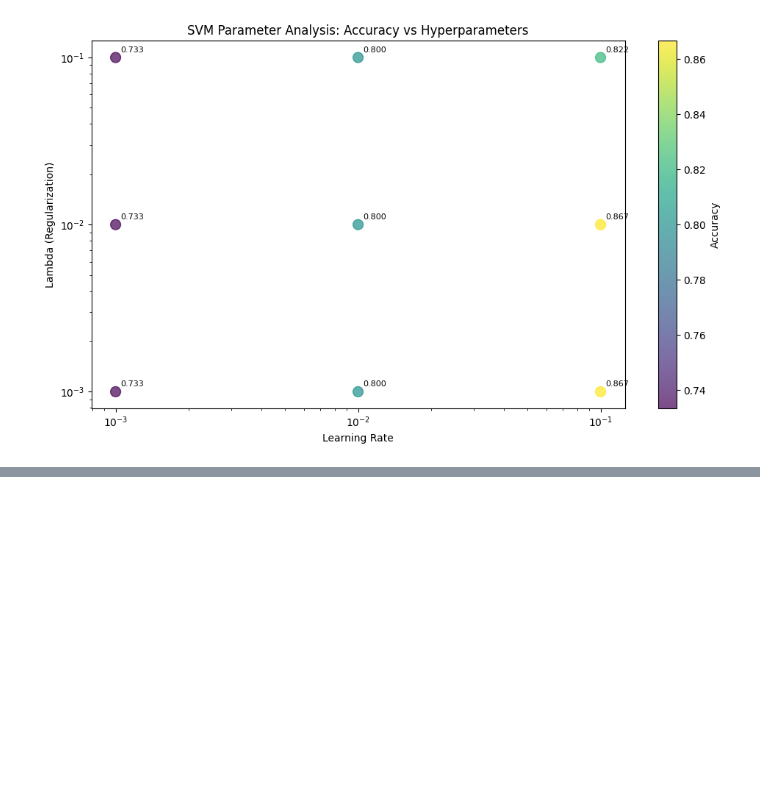
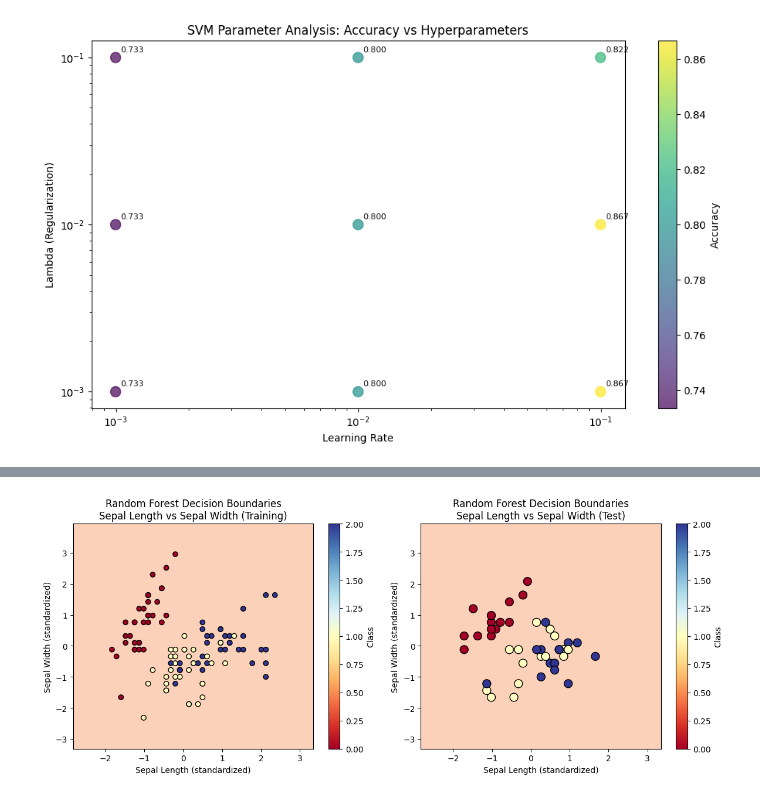
Before and after one commit to LukasKuhz/551git, a Jupyter notebook: A1.ipynb, the cells around one changed output, grey strips where cells are left out. Drawn from its saved outputs; the diff is of its cells as text; code cells hidden in the pictures; blank space fills up the shorter version.

```diff
--- a/A1.ipynb
+++ b/A1.ipynb
@@ -545,0 +985,91 @@ boundaries in sepal features is because:
+# %%
+# Decision Boundary Visualization for RandomForestClassifier
+print("=" * 60)
+print("RANDOM FOREST DECISION BOUNDARY VISUALIZATION")
+print("=" * 60)
+
+# Display model parameters
+print("\n" + "=" * 60)
+print("MODEL PARAMETERS AND PERFORMANCE")
+print("=" * 60)
+print(f"\nModel Type: Random Forest Classifier (sklearn)")
+print(f"\nHyperparameters:")
+print(f"  • Number of Trees (n_estimators): {best_rf_params[0]}")
+print(f"  • Max Depth: {best_rf_params[1]}")
+print(f"  • Random State: 42")
+print(f"\nDataset:")
+print(f"  • Training Samples: {X_train_s.shape[0]}")
+print(f"  • Test Samples: {X_test_s.shape[0]}")
+print(f"  • Features: {X_train_s.shape[1]}")
+print(f"  • Classes: 3")
+print(f"\nPerformance:")
+print(f"  • Test Accuracy: {accuracy_rf_best:.4f} ({accuracy_rf_best*100:.2f}%)")
+print(f"  • Correct Predictions: {np.sum(y_pred_rf_best == y_test)}/{len(y_test)}")
+print("=" * 60)
+print("\nGenerating decision boundary visualizations...")
+print("-" * 60)
+
+def plot_rf_decision_boundaries_2d(rf_model, X_train, y_train, X_test, y_test, feature1, feature2, feature_names):
+    """
+    Plot 2D decision boundaries for Random Forest using only 2 features,
+    but use the mean values of other features
+    """
+    # Use mean values for the other two features
+    other_features = [i for i in range(4) if i not in [feature1, feature2]]
+    mean_values = X_train[:, other_features].mean(axis=0)
+
+    # Create a mesh grid
+    h = 0.02  # step size in the mesh
+    x_min, x_max = X_train[:, feature1].min() - 1, X_train[:, feature1].max() + 1
+    y_min, y_max = X_train[:, feature2].min() - 1, X_train[:, feature2].max() + 1
+    xx, yy = np.meshgrid(np.arange(x_min, x_max, h),
+                         np.arange(y_min, y_max, h))
+
+    # Create full 4D feature matrix for prediction
+    Z_input = np.zeros((xx.ravel().shape[0], 4))
+    Z_input[:, feature1] = xx.ravel()
+    Z_input[:, feature2] = yy.ravel()
+    Z_input[:, other_features[0]] = mean_values[0]
+    Z_input[:, other_features[1]] = mean_values[1]
+
+    # Get predictions
+    Z = rf_model.predict(Z_input)
+    Z = Z.reshape(xx.shape)
+
+    # Plot decision boundaries
+    plt.figure(figsize=(12, 5))
+
+    # Plot 1: Training data
+    plt.subplot(1, 2, 1)
+    plt.contourf(xx, yy, Z, alpha=0.4, cmap=plt.cm.RdYlBu)
+    scatter = plt.scatter(X_train[:, feature1], X_train[:, feature2], c=y_train,
+                         cmap=plt.cm.RdYlBu, edgecolors='black')
+    plt.xlabel(f'{feature_names[feature1]} (standardized)')
+    plt.ylabel(f'{feature_names[feature2]} (standardized)')
+    plt.title(f'Random Forest Decision Boundaries\n{feature_names[feature1]} vs {feature_names[feature2]} (Training)')
+    plt.colorbar(scatter, label='Class')
+
+    # Plot 2: Test data
+    plt.subplot(1, 2, 2)
+    plt.contourf(xx, yy, Z, alpha=0.4, cmap=plt.cm.RdYlBu)
+    scatter = plt.scatter(X_test[:, feature1], X_test[:, feature2], c=y_test,
+                         cmap=plt.cm.RdYlBu, edgecolors='black', s=100)
+    plt.xlabel(f'{feature_names[feature1]} (standardized)')
+    plt.ylabel(f'{feature_names[feature2]} (standardized)')
+    plt.title(f'Random Forest Decision Boundaries\n{feature_names[feature1]} vs {feature_names[feature2]} (Test)')
+    plt.colorbar(scatter, label='Class')
+
+    plt.tight_layout()
+    plt.show()
+
+# Feature names
+feature_names = ["Sepal Length", "Sepal Width", "Petal Length", "Petal Width"]
+
+# Plot for sepal features
+print("\n1. Sepal Features (Sepal Length vs Sepal Width):")
+plot_rf_decision_boundaries_2d(rf_best, X_train_s, y_train, X_test_s, y_test, 0, 1, feature_names)
+
+# Plot for petal features
+print("\n2. Petal Features (Petal Length vs Petal Width):")
+plot_rf_decision_boundaries_2d(rf_best, X_train_s, y_train, X_test_s, y_test, 2, 3, feature_names)
+# %% [output]
@@ -545,0 +1093 @@ boundaries in sepal features is because:
+[figure, added]
```
Also changed, not shown: parts of 12 cells of this notebook.
